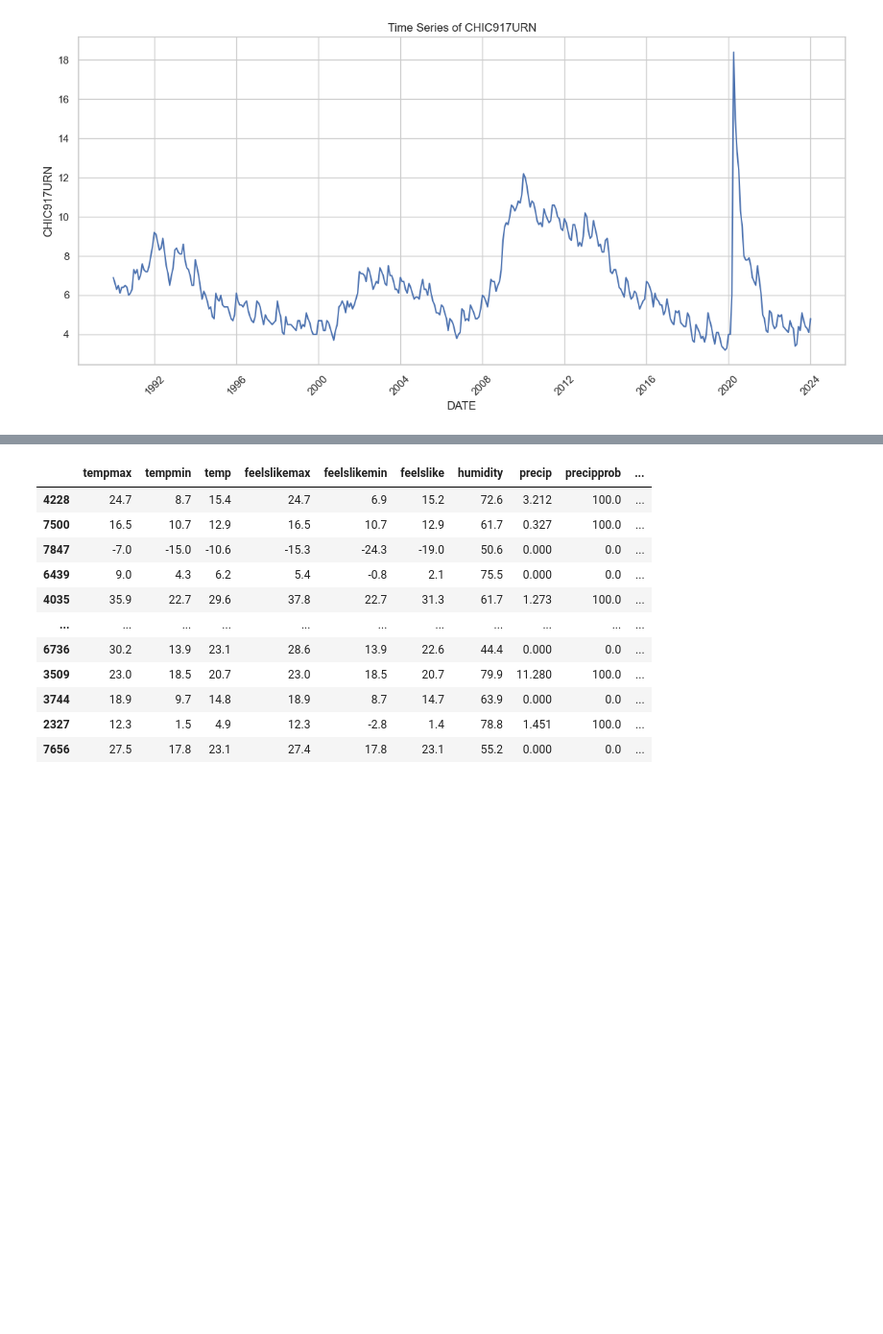
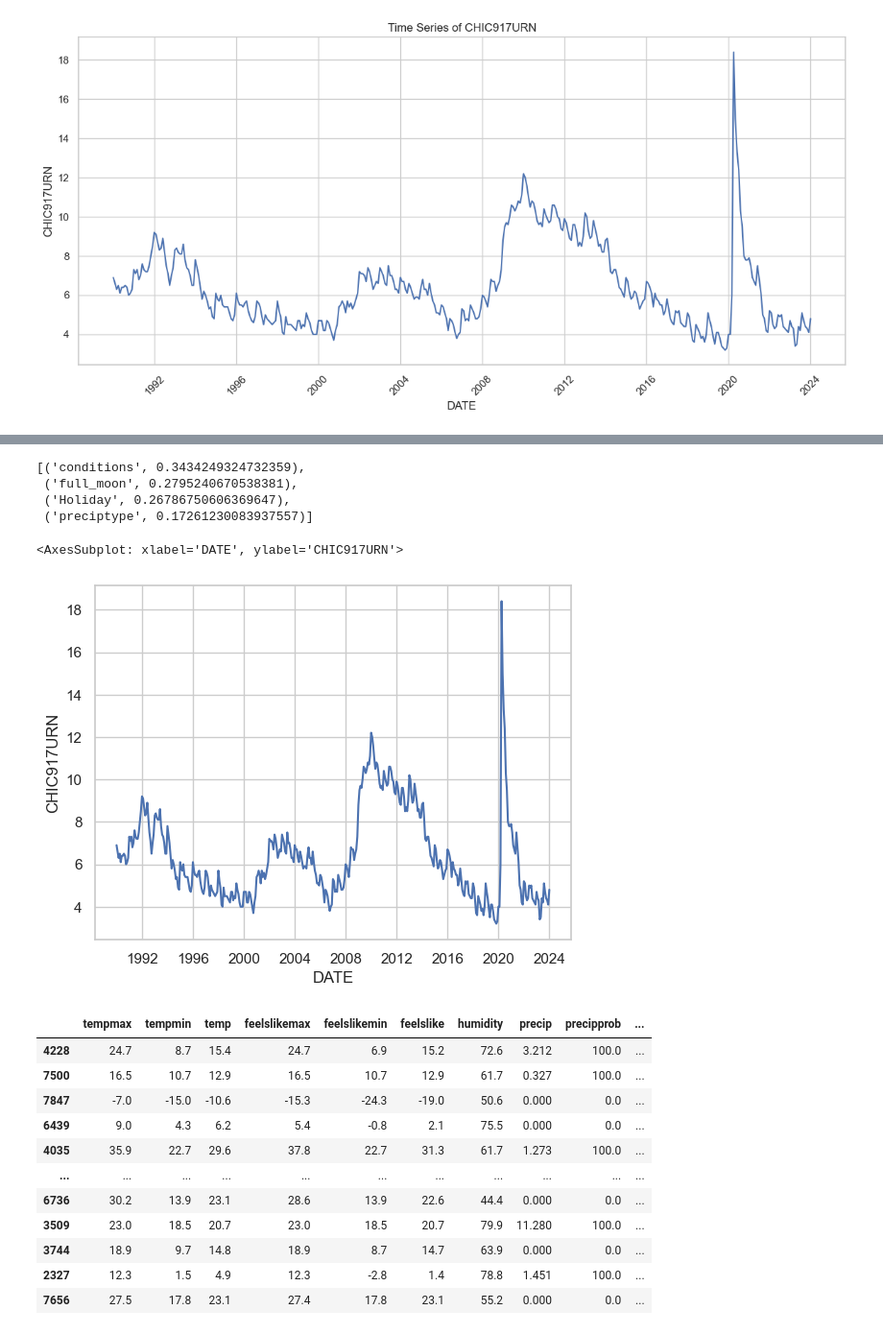
Before and after one commit to camilla47/CrimeCaseStudy, a Jupyter notebook: caroline.ipynb, the cells around one changed output, grey strips where cells are left out. Shown at 96% size. Cells and saved outputs as stored; diff of their text form; code cells hidden in the pictures; blank space fills up the shorter version.

Commit message:
shows the categorical feature importance

```diff
--- a/caroline.ipynb
+++ b/caroline.ipynb
@@ -349,0 +404,13 @@ sorted_coefficients
+# %%
+feature_names = preprocessor.transformers_[1][2]
+coefficients = en_model.coef_
+
+coefficients_dict = dict(zip(feature_names, coefficients))
+sorted_coefficients = sorted(coefficients_dict.items(), key=lambda x: np.abs(x[1]), reverse=True)
+sorted_coefficients
+# categorical
+# %% [output]
+[('conditions', 0.3434249324732359),
+ ('full_moon', 0.2795240670538381),
+ ('Holiday', 0.26786750606369647),
+ ('preciptype', 0.17261230083937557)]
@@ -350,3 +443,9 @@ sorted_coefficients
+# %%
+# make a plot of # of crimes per day by the date
+sns.lineplot(x='DATE', y='CHIC917URN', data=jobs)
+# %% [output]
+<AxesSubplot: xlabel='DATE', ylabel='CHIC917URN'>
+[figure, added]
 # %%
 X_train
 # %% [output]
```
Also changed, not shown: parts of 18 cells of this notebook.
